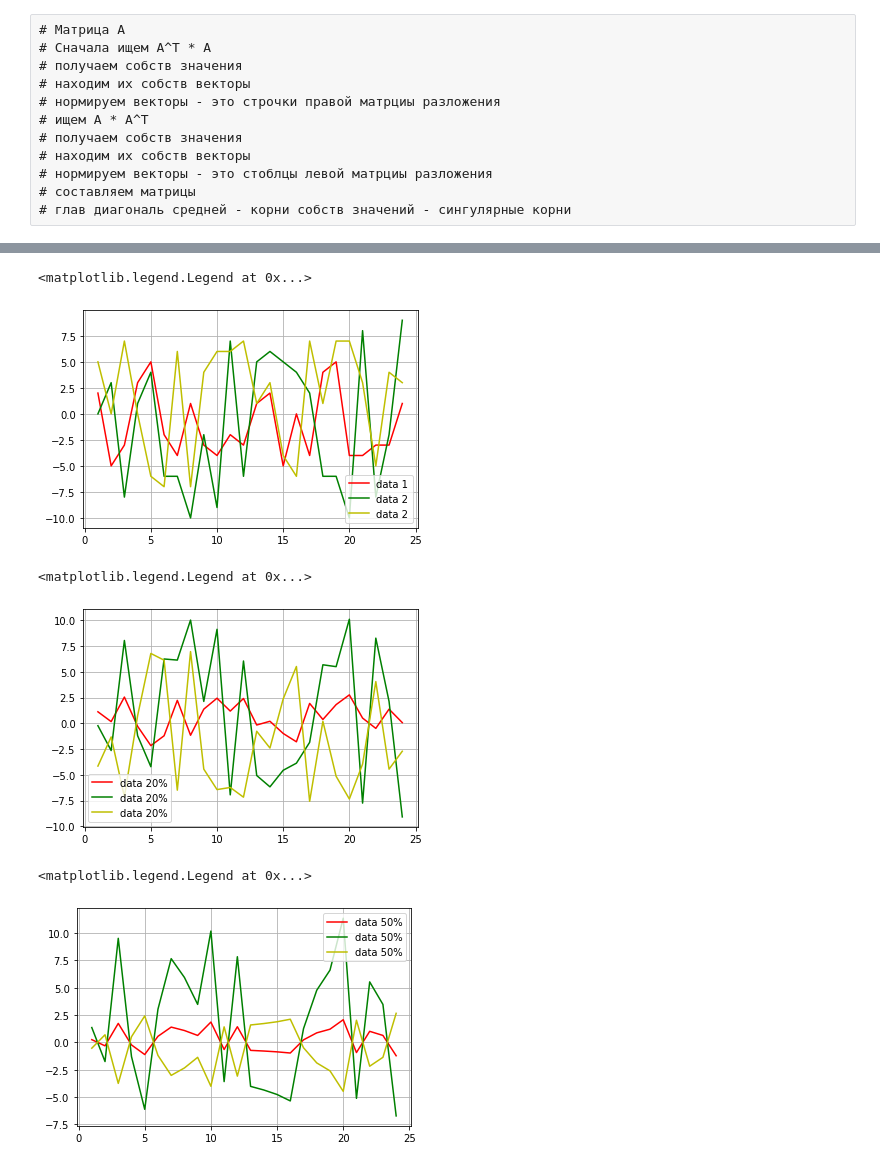
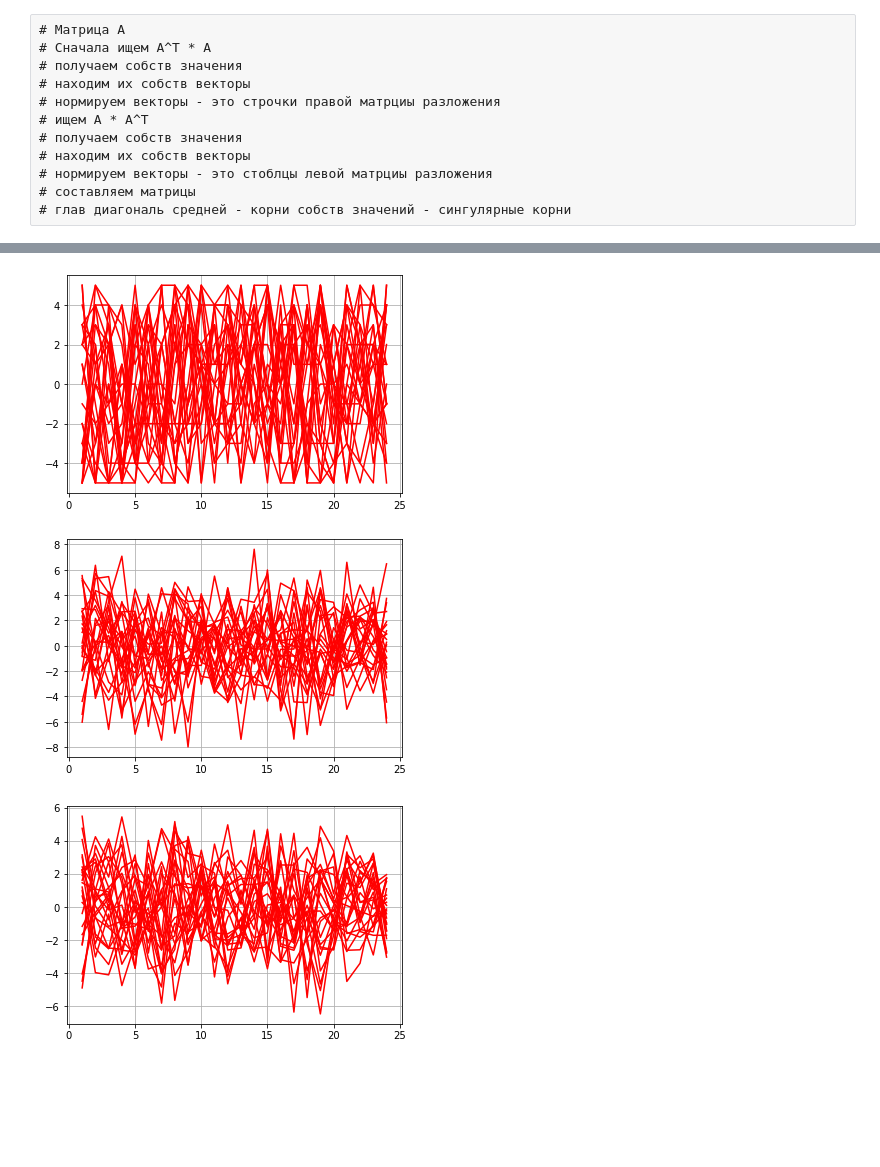
Before and after one commit to pagamov/6sem, a Jupyter notebook: Numerical analysis/kp/kp.ipynb, the cells around one changed output, grey strips where cells are left out. Cells and saved outputs as stored; diff of their text form; code cells hidden in the pictures; blank space fills up the shorter version.

```diff
--- a/Numerical analysis/kp/kp.ipynb
+++ b/Numerical analysis/kp/kp.ipynb
@@ -151,42 +194,33 @@ prois(L,C,R)
 # %%
 x = [i for i in range(1,25)]
-A = [
-[(random.randint(-5,5)) for i in x],
-[(random.randint(-10,10)) for i in x],
-[(random.randint(-7,7)) for i in x],
-]
+A = [[(random.randint(-5,5)) for i in x] for j in range(25)]
 # %%
 # fig, axs = plt.subplots(4)
-plt.plot(x, A[0],'r', label = 'data 1')
-plt.plot(x, A[1],'g', label = 'data 2')
-plt.plot(x, A[2],'y', label = 'data 2')
+for row in A:
+    plt.plot(x, row,'r')
 plt.grid()
-plt.legend()
 # %% [output]
-<matplotlib.legend.Legend at 0x...>
-[figure, old version]
+[figure, new version]
 # %%
-L,C,R = SVD(A,20)
+L,C,R = SVD(A,10)
 A_ = prois(L,C,R)
 
-plt.plot(x, A_[0],'r', label = 'data 20%')
-plt.plot(x, A_[1],'g', label = 'data 20%')
-plt.plot(x, A_[2],'y', label = 'data 20%')
+for row in A_:
+    plt.plot(x, row,'r')
+
+
 plt.grid()
-plt.legend()
 # %% [output]
-<matplotlib.legend.Legend at 0x...>
-[figure, old version]
+[figure, new version]
 # %%
-L,C,R = SVD(A,50)
+L,C,R = SVD(A,5)
 A_ = prois(L,C,R)
 
-plt.plot(x, A_[0],'r', label = 'data 50%')
-plt.plot(x, A_[1],'g', label = 'data 50%')
-plt.plot(x, A_[2],'y', label = 'data 50%')
+for row in A_:
+    plt.plot(x, row,'r')
+
+
 plt.grid()
-plt.legend()
 # %% [output]
-<matplotlib.legend.Legend at 0x...>
-[figure, old version]
+[figure, new version]
 # %%
```
Also changed, not shown: parts of 8 cells of this notebook, 30 other files.
